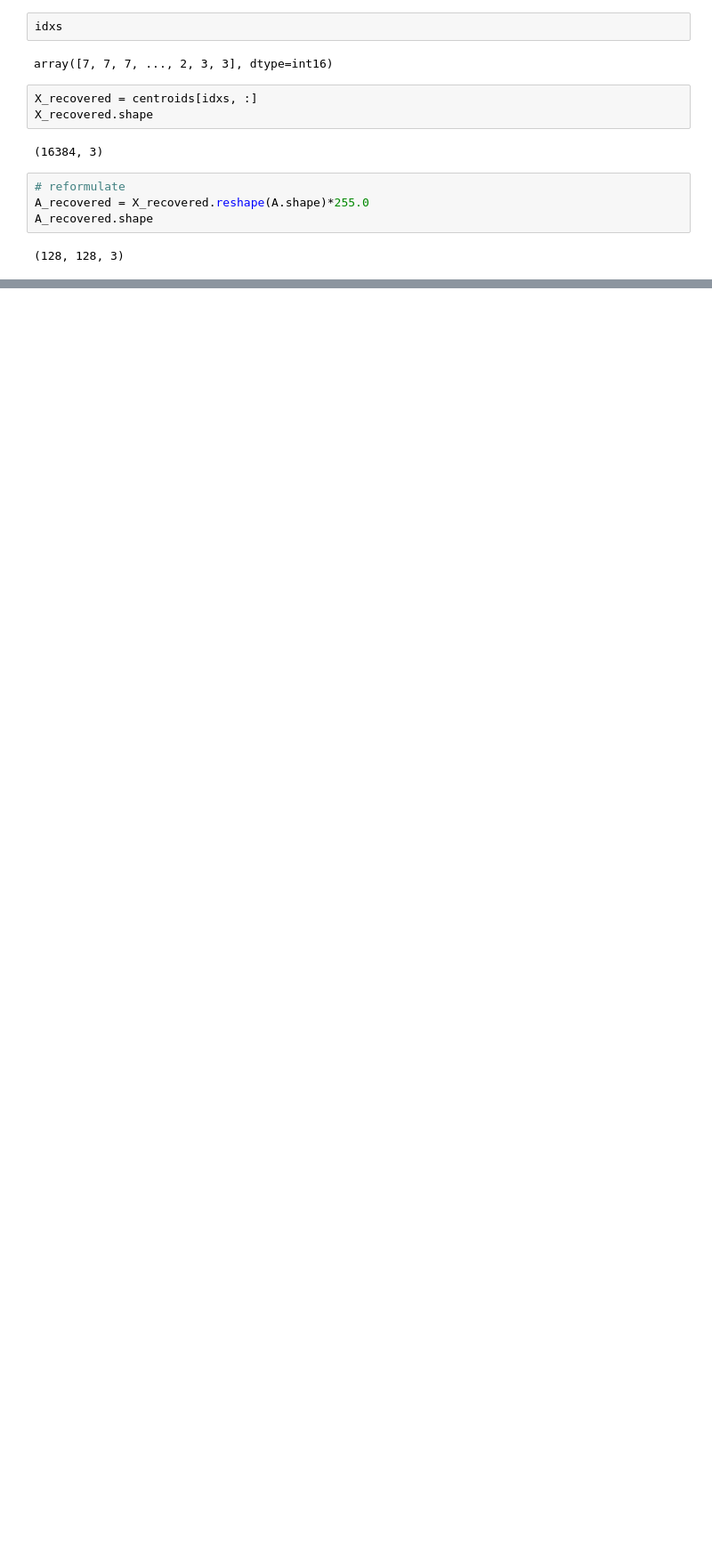
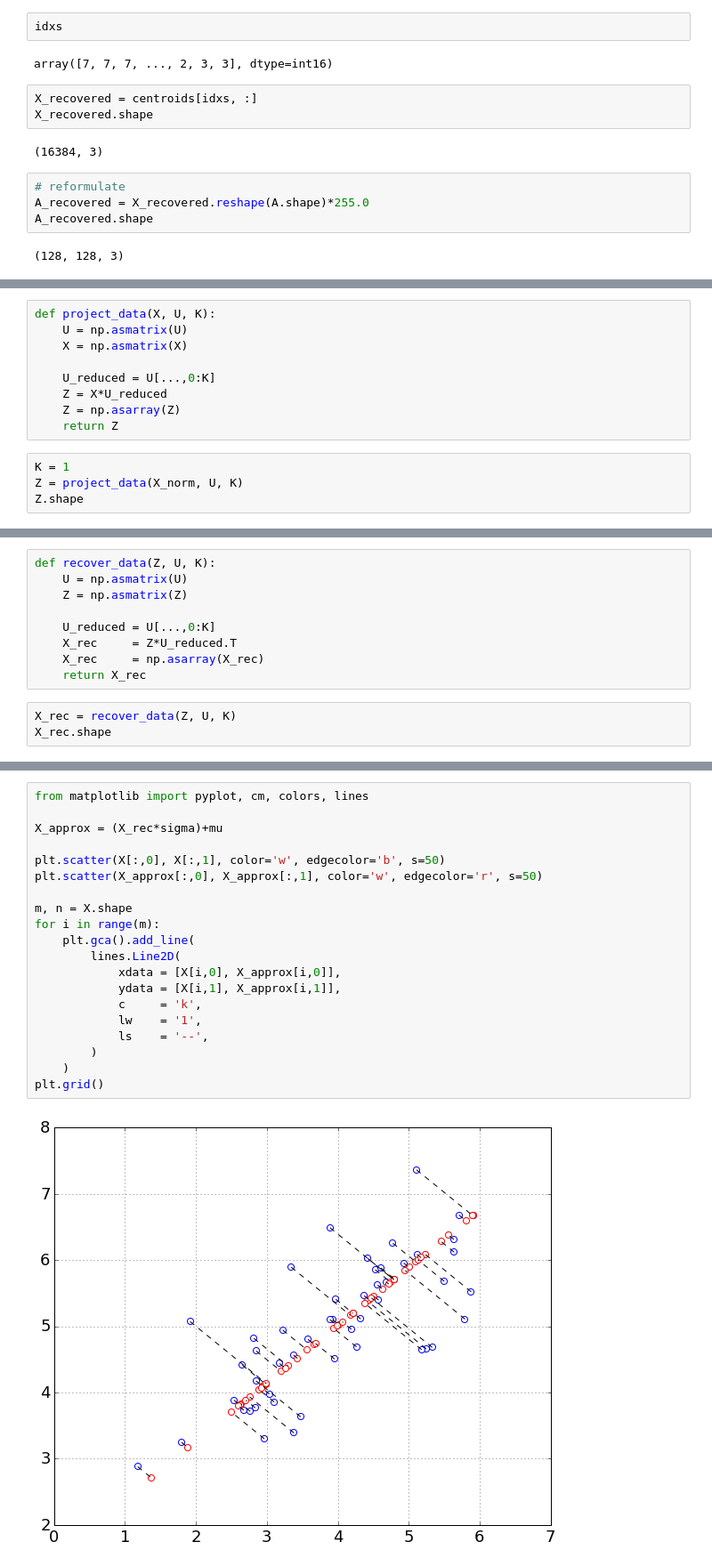
Before and after one commit to nakicam/DataScienceTraining, a Jupyter notebook: courses/coursera_ml008/hw7/hw7_clustering_and_pca.ipynb, the cells around one changed output, grey strips where cells are left out. Shown at 89% size. Cells and saved outputs as stored; diff of their text form; blank space fills up the shorter version.

```diff
--- a/courses/coursera_ml008/hw7/hw7_clustering_and_pca.ipynb
+++ b/courses/coursera_ml008/hw7/hw7_clustering_and_pca.ipynb
@@ -418,0 +523,13 @@ plt.show()
+# %%
+def project_data(X, U, K):
+    U = np.asmatrix(U)
+    X = np.asmatrix(X)
+
+    U_reduced = U[...,0:K]
+    Z = X*U_reduced
+    Z = np.asarray(Z)
+    return Z
+# %%
+K = 1
+Z = project_data(X_norm, U, K)
+Z.shape
@@ -418,0 +554,12 @@ plt.show()
+# %%
+def recover_data(Z, U, K):
+    U = np.asmatrix(U)
+    Z = np.asmatrix(Z)
+
+    U_reduced = U[...,0:K]
+    X_rec     = Z*U_reduced.T
+    X_rec     = np.asarray(X_rec)
+    return X_rec
+# %%
+X_rec = recover_data(Z, U, K)
+X_rec.shape
@@ -418,0 +578,22 @@ plt.show()
+# %%
+from matplotlib import pyplot, cm, colors, lines
+
+X_approx = (X_rec*sigma)+mu
+
+plt.scatter(X[:,0], X[:,1], color='w', edgecolor='b', s=50)
+plt.scatter(X_approx[:,0], X_approx[:,1], color='w', edgecolor='r', s=50)
+
+m, n = X.shape
+for i in range(m):
+    plt.gca().add_line(
+        lines.Line2D(
+            xdata = [X[i,0], X_approx[i,0]],
+            ydata = [X[i,1], X_approx[i,1]],
+            c     = 'k',
+            lw    = '1',
+            ls    = '--',
+        )
+    )
+plt.grid()
+# %% [output]
+[figure, added]
```
Also changed, not shown: parts of 49 cells of this notebook, 8 other files.
